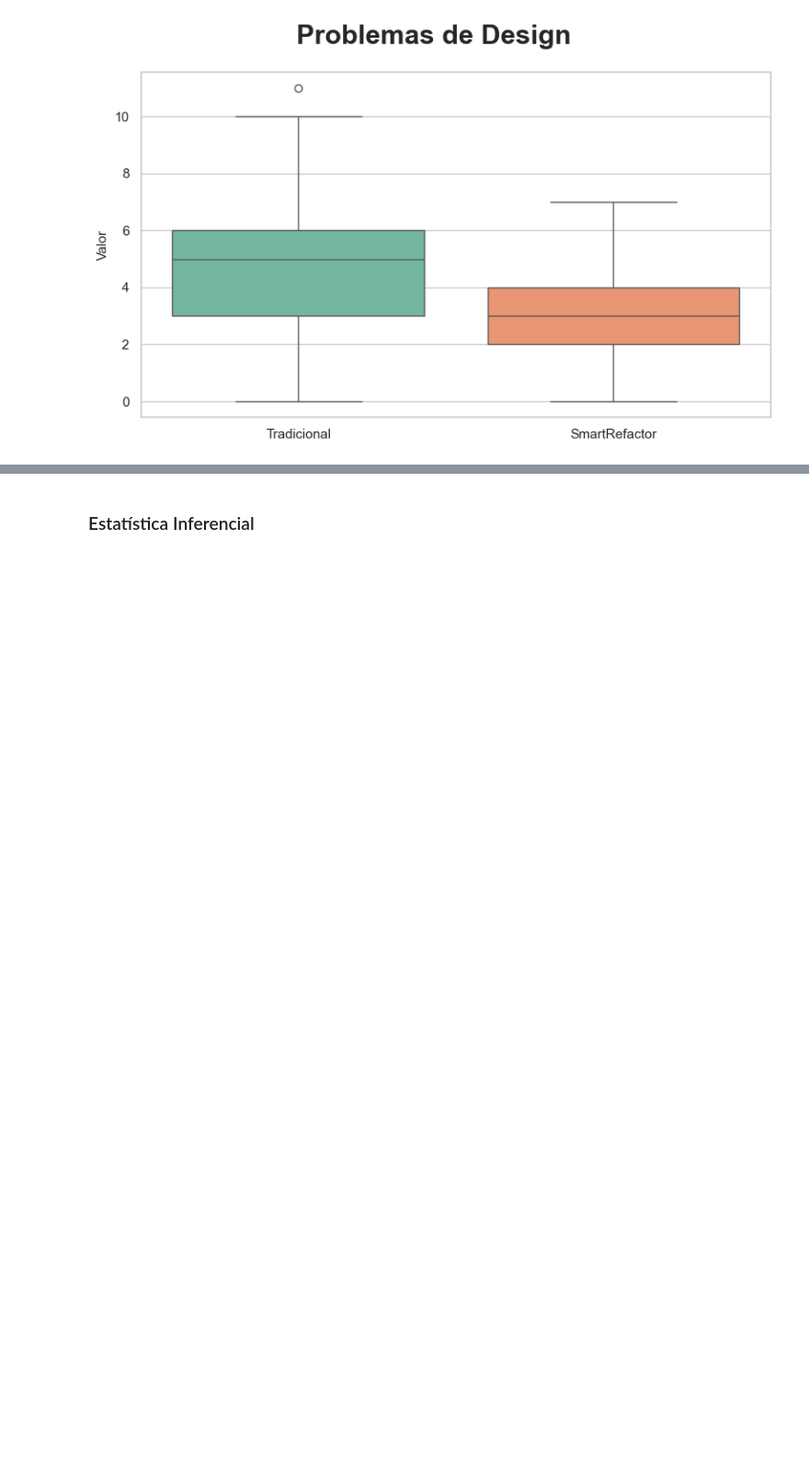
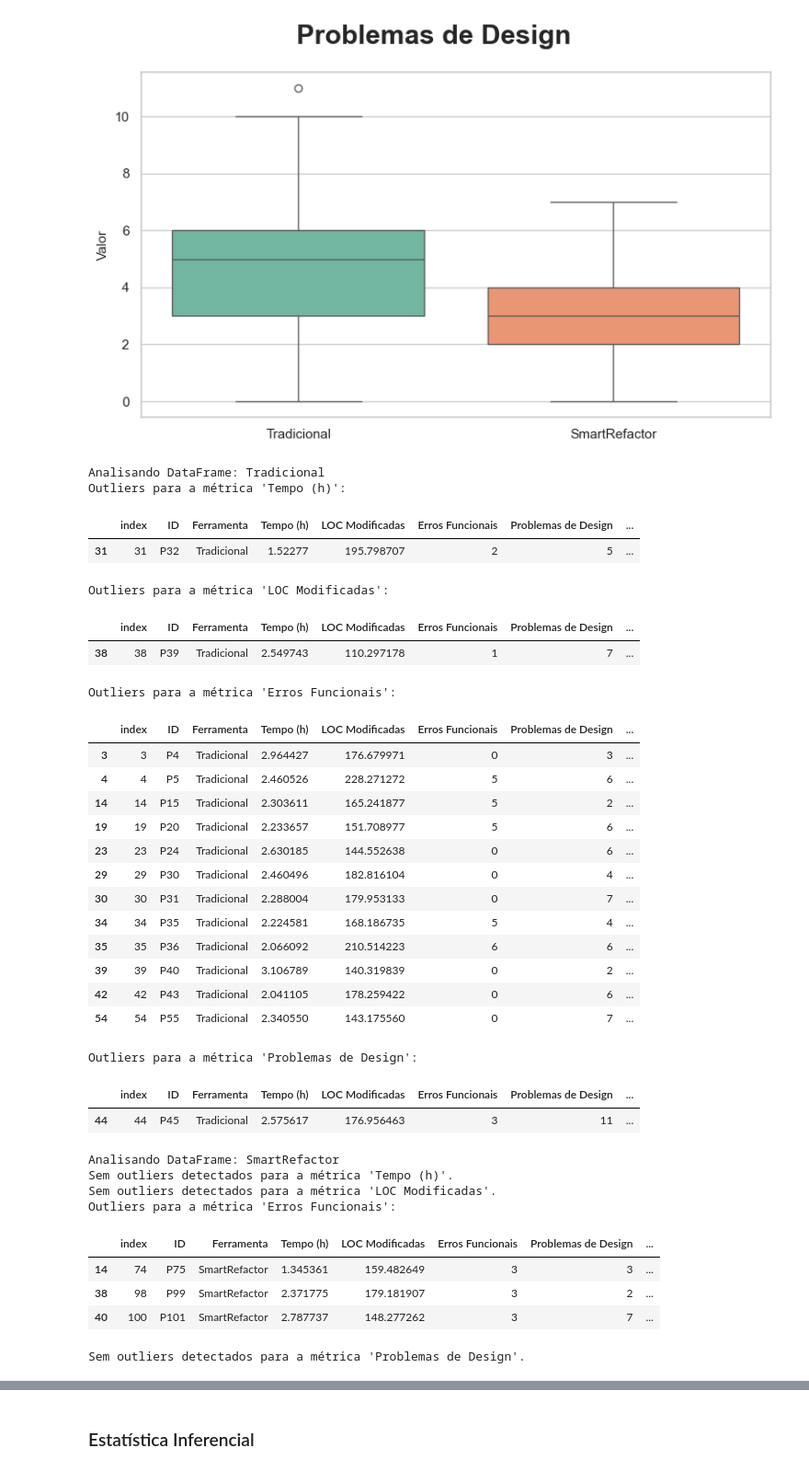
Before and after one commit to andre-portella/AES, a Jupyter notebook: aes.ipynb, the cells around one changed output, grey strips where cells are left out. Shown at 92% size. Drawn from its saved outputs; the diff is of its cells as text; code cells hidden in the pictures; blank space fills up the shorter version.

```diff
--- a/aes.ipynb
+++ b/aes.ipynb
@@ -175,3 +160,63 @@ boxplot(tradicional, smartRefactor)
 [figure]
 [figure]
 [figure]
+# %%
+def outliers(tradicional, smartRefactor):
+    dataframes = {"Tradicional": tradicional, "SmartRefactor": smartRefactor}
+
+    for nome, dataframe in dataframes.items():
+        print(f"\nAnalisando DataFrame: {nome}")
+        colunas_numericas = dataframe.select_dtypes(include='number').columns
+        # Excluir a coluna 'index' se existir
+        colunas_numericas = [col for col in colunas_numericas if col != 'index']
+
+        for col in colunas_numericas:
+            Q1 = dataframe[col].quantile(0.25)
+            Q3 = dataframe[col].quantile(0.75)
+            IQR = Q3 - Q1
+            limite_inferior = Q1 - 1.5 * IQR
+            limite_superior = Q3 + 1.5 * IQR
+
+            outliers = dataframe[(dataframe[col] < limite_inferior) | (dataframe[col] > limite_superior)]
+
+            if not outliers.empty:
+                print(f"Outliers para a métrica '{col}':")
+                display(outliers)
+            else:
+                print(f"Sem outliers detectados para a métrica '{col}'.")
+
+outliers(tradicional, smartRefactor)
+# %% [output]
+Analisando DataFrame: Tradicional
+Outliers para a métrica 'Tempo (h)':
+|  | index | ID | Ferramenta | Tempo (h) | LOC Modificadas | Erros Funcionais | Problemas de Design | ... |
+| 31 | 31 | P32 | Tradicional | 1.52277 | 195.798707 | 2 | 5 | ... |
+Outliers para a métrica 'LOC Modificadas':
+|  | index | ID | Ferramenta | Tempo (h) | LOC Modificadas | Erros Funcionais | Problemas de Design | ... |
+| 38 | 38 | P39 | Tradicional | 2.549743 | 110.297178 | 1 | 7 | ... |
+Outliers para a métrica 'Erros Funcionais':
+|  | index | ID | Ferramenta | Tempo (h) | LOC Modificadas | Erros Funcionais | Problemas de Design | ... |
+| 3 | 3 | P4 | Tradicional | 2.964427 | 176.679971 | 0 | 3 | ... |
+| 4 | 4 | P5 | Tradicional | 2.460526 | 228.271272 | 5 | 6 | ... |
+| 14 | 14 | P15 | Tradicional | 2.303611 | 165.241877 | 5 | 2 | ... |
+| 19 | 19 | P20 | Tradicional | 2.233657 | 151.708977 | 5 | 6 | ... |
+| 23 | 23 | P24 | Tradicional | 2.630185 | 144.552638 | 0 | 6 | ... |
+| 29 | 29 | P30 | Tradicional | 2.460496 | 182.816104 | 0 | 4 | ... |
+| 30 | 30 | P31 | Tradicional | 2.288004 | 179.953133 | 0 | 7 | ... |
+| 34 | 34 | P35 | Tradicional | 2.224581 | 168.186735 | 5 | 4 | ... |
+| 35 | 35 | P36 | Tradicional | 2.066092 | 210.514223 | 6 | 6 | ... |
+| 39 | 39 | P40 | Tradicional | 3.106789 | 140.319839 | 0 | 2 | ... |
+| 42 | 42 | P43 | Tradicional | 2.041105 | 178.259422 | 0 | 6 | ... |
+| 54 | 54 | P55 | Tradicional | 2.340550 | 143.175560 | 0 | 7 | ... |
+Outliers para a métrica 'Problemas de Design':
+|  | index | ID | Ferramenta | Tempo (h) | LOC Modificadas | Erros Funcionais | Problemas de Design | ... |
+| 44 | 44 | P45 | Tradicional | 2.575617 | 176.956463 | 3 | 11 | ... |
+Analisando DataFrame: SmartRefactor
+Sem outliers detectados para a métrica 'Tempo (h)'.
+Sem outliers detectados para a métrica 'LOC Modificadas'.
+Outliers para a métrica 'Erros Funcionais':
+|  | index | ID | Ferramenta | Tempo (h) | LOC Modificadas | Erros Funcionais | Problemas de Design | ... |
+| 14 | 74 | P75 | SmartRefactor | 1.345361 | 159.482649 | 3 | 3 | ... |
+| 38 | 98 | P99 | SmartRefactor | 2.371775 | 179.181907 | 3 | 2 | ... |
+| 40 | 100 | P101 | SmartRefactor | 2.787737 | 148.277262 | 3 | 7 | ... |
+Sem outliers detectados para a métrica 'Problemas de Design'.
```
Also changed, not shown: parts of 13 cells of this notebook.
